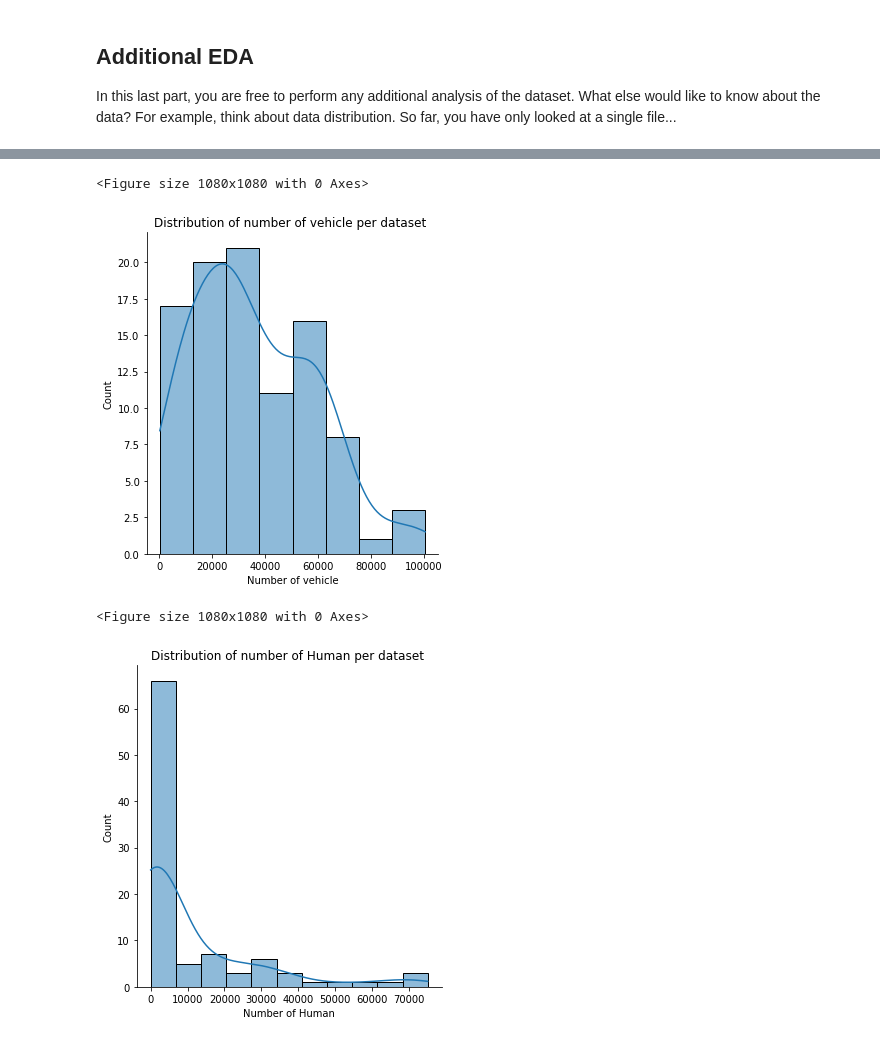
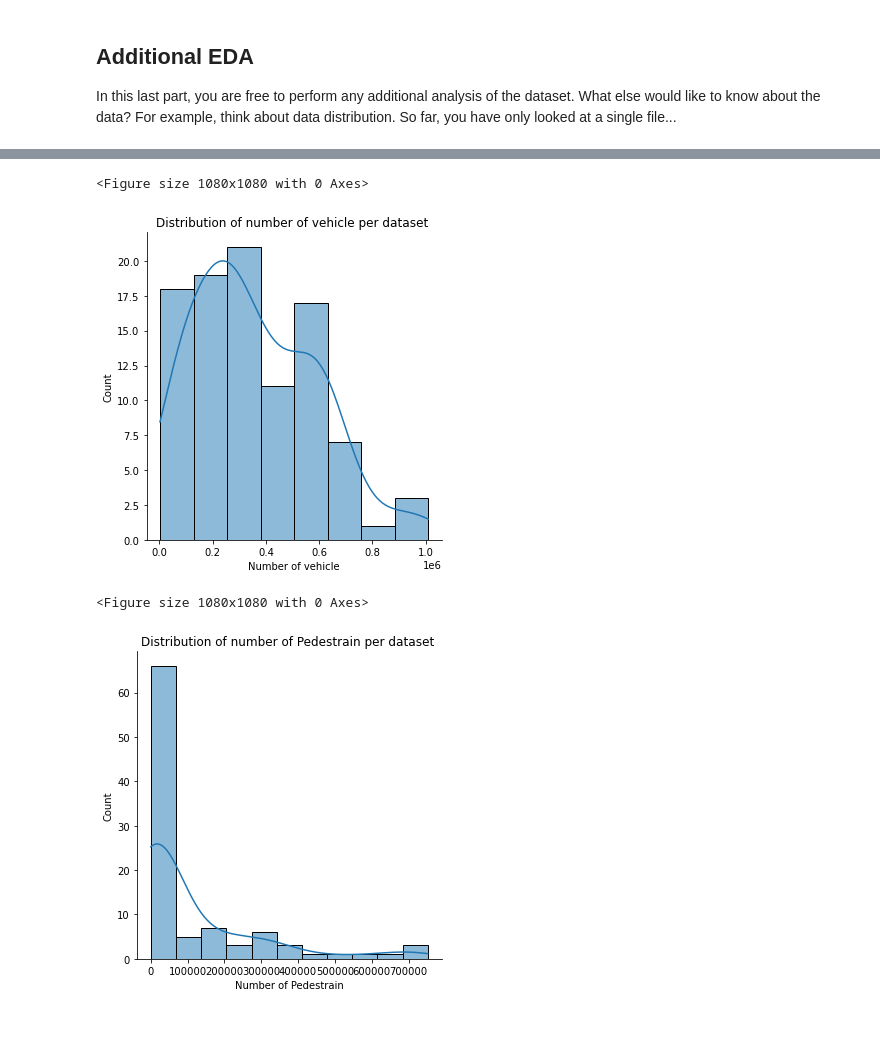
Before and after one commit to arurama/nd013-c1-vision-starter, a Jupyter notebook: Exploratory Data Analysis.ipynb, the cells around one changed output, grey strips where cells are left out. Saved outputs shown, nothing was run; the diff lists cells and outputs as text; code cells hidden in the pictures.

```diff
--- a/Exploratory Data Analysis.ipynb
+++ b/Exploratory Data Analysis.ipynb
@@ -234,0 +167,4 @@ data/waymo/training_and_validation/segment-1202...    48792  17024        0
+# %%
+df_waymo = pd.read_pickle('waymo2.pkl')
+# display the dataframe
+print(df_waymo)
@@ -270,16 +237,16 @@ df[(df['Human'] >100)]
 # %%
 plt.figure(figsize=(15, 15))
-ax_cy= sns.displot(datam['Vehicle'], kde=True)
+ax_cy= sns.displot(df_waymo['Vehicle'], kde=True)
 ax_cy.set(xlabel='Number of vehicle', title='Distribution of number of vehicle per dataset ')
 plt.show()
 # %% [output]
 <Figure size 1080x1080 with 0 Axes>
-[figure, old version]
+[figure, new version]
 # %%
 plt.figure(figsize=(15, 15))
-ax_cy= sns.displot(datam['Human'], kde=True)
-ax_cy.set(xlabel='Number of Human', title='Distribution of number of Human per dataset ')
+ax_cy= sns.displot(df_waymo['Pedestrain'], kde=True)
+ax_cy.set(xlabel='Number of Pedestrain', title='Distribution of number of Pedestrain per dataset ')
 plt.show()
 # %% [output]
 <Figure size 1080x1080 with 0 Axes>
-[figure, old version]
+[figure, new version]
```
Also changed, not shown: parts of 31 cells of this notebook, 2 other files.
